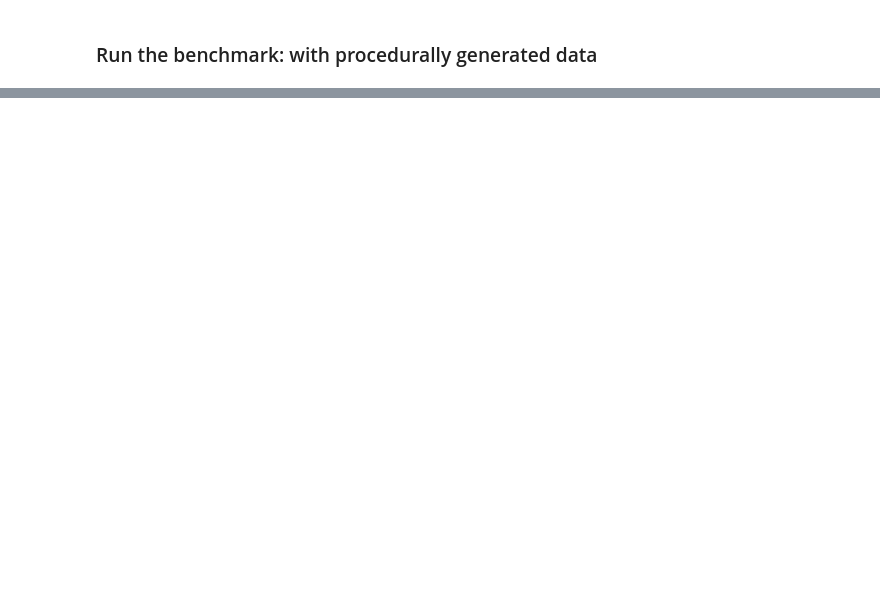
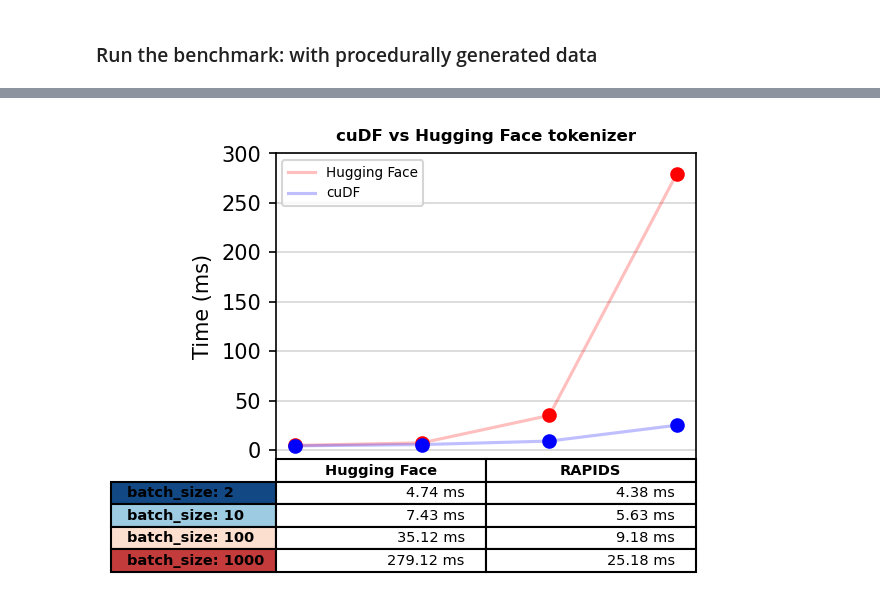
Before and after one commit to ertkonuk/rapids-examples, a Jupyter notebook: rapids_triton_example/triton_client_benchmarks.ipynb, the cells around one changed output, grey strips where cells are left out. Drawn from its saved outputs; the diff is of its cells as text; code cells hidden in the pictures; blank space fills up the shorter version.

Commit message:
benchmark plots

```diff
--- a/rapids_triton_example/triton_client_benchmarks.ipynb
+++ b/rapids_triton_example/triton_client_benchmarks.ipynb
@@ -159,10 +159,15 @@ def track_infer_time(buffer: List[int]) -> None:
 ### Prepare Input
 ##### Generate input of variable number of sequences and seq length
 # %%
-def prepare_input(sentence="This product is great", lenfac=100, num_seq=100):
+def prepare_input(sentence='This product is great', lenfac=100, num_seq=100):
 
-    sentence = sentence * lenfac
-    log_ls = [sentence] * num_seq
+    log_txt = sentence * lenfac
+    log_ls = [log_txt] * num_seq
     log_ls = [l.encode('utf-8') for l in log_ls]
 
     return np.array(log_ls).reshape(1,len(log_ls))
+# %%
+log_ar = prepare_input(sentence='This product is great', lenfac=1, num_seq=10)
+
+output = send_preprocess_request(log_ar.squeeze(), model_name="rapids_tokenizer")
+send_inference_request(log_ar, model_name="end_to_end_pytorch_rapids")
@@ -290,9 +303,9 @@ lenfac = 64 # seq_length is 256
 
 # Benchmark parameters
 num_warmup_runs = 10
-num_bench_runs = 10
+num_bench_runs = 100
 
-num_seqs= [1, 10, 100, 1000] # number of sequences to proces
+num_seqs= [2, 10, 100, 1000] # number of sequences to proces
 
 # Run a preprocess (tokenization) or an end-to-end inference request
 modes = ["preprocess", "inference"] # do not put this in the loop to avoid if conditions
@@ -302,29 +315,30 @@ backends = ["rapids", "huggingface"]
 
 for num_seq in num_seqs:
     # Input for the current benchmark
+    #log_ar = prepare_input(lenfac=lenfac, num_seq=num_seq)
     log_ar = prepare_input(lenfac=lenfac, num_seq=num_seq)
 
     for backend in backends:
 
         # Preprocessing
         mode = modes[0]
-        tag = "{}_{}_{}".format(backend, mode, num_seq)
+        tag = "{}_{}_{}".format(mode, backend, num_seq)
         model_name = "{}_tokenizer".format(backend)
 
         # Warm up
         for _ in range(num_warmup_runs):
-            output = send_preprocess_request(txt_ar.squeeze(), model_name=model_name)
+            output = send_preprocess_request(log_ar.squeeze(), model_name=model_name)
 
         # Benchmark
         time_buffer = []
         for _ in range(num_bench_runs):
             with track_infer_time(time_buffer):
-                output = send_preprocess_request(txt_ar.squeeze(), model_name=model_name)
+                output = send_preprocess_request(log_ar.squeeze(), model_name=model_name)
         results[tag] = time_buffer
 
         # Inference
         mode = modes[1]
-        tag = "{}_{}_{}".format(backend, mode, num_seq)
+        tag = "{}_{}_{}".format(mode, backend, num_seq)
         model_name = "end_to_end_pytorch_{}".format(backend)
 
         # Warm up
@@ -342,0 +374,7 @@ for name, time_buffer in results.items():
+# %%
+# prepare the plot data
+times = 1e3 * np.mean(np.array(list(results.values())), axis=1).reshape((8,2))
+rapids_pre_times = times[::2, 0].reshape((-1,1))
+rapids_inf_times = times[::2, 1].reshape((-1,1))
+huggingface_pre_times = times[1::2, 0].reshape((-1,1))
+huggingface_inf_times = times[1::2, 1].reshape((-1,1))
@@ -342,0 +452,10 @@ for name, time_buffer in results.items():
+# %%
+
+value_range = np.arange(0, 350, 50)
+plotdata_pre = np.concatenate((huggingface_pre_times, rapids_pre_times), axis=1)
+title = 'cuDF vs Hugging Face tokenizer'
+columns = ('Hugging Face', 'RAPIDS')
+legend=['Hugging Face', 'cuDF']
+plot_results(plotdata_pre, num_seqs, value_range, title, columns, legend, figsize=(4,3))
+# %% [output]
+[figure, added]
```
Also changed, not shown: parts of 12 cells of this notebook, 2 other files.
